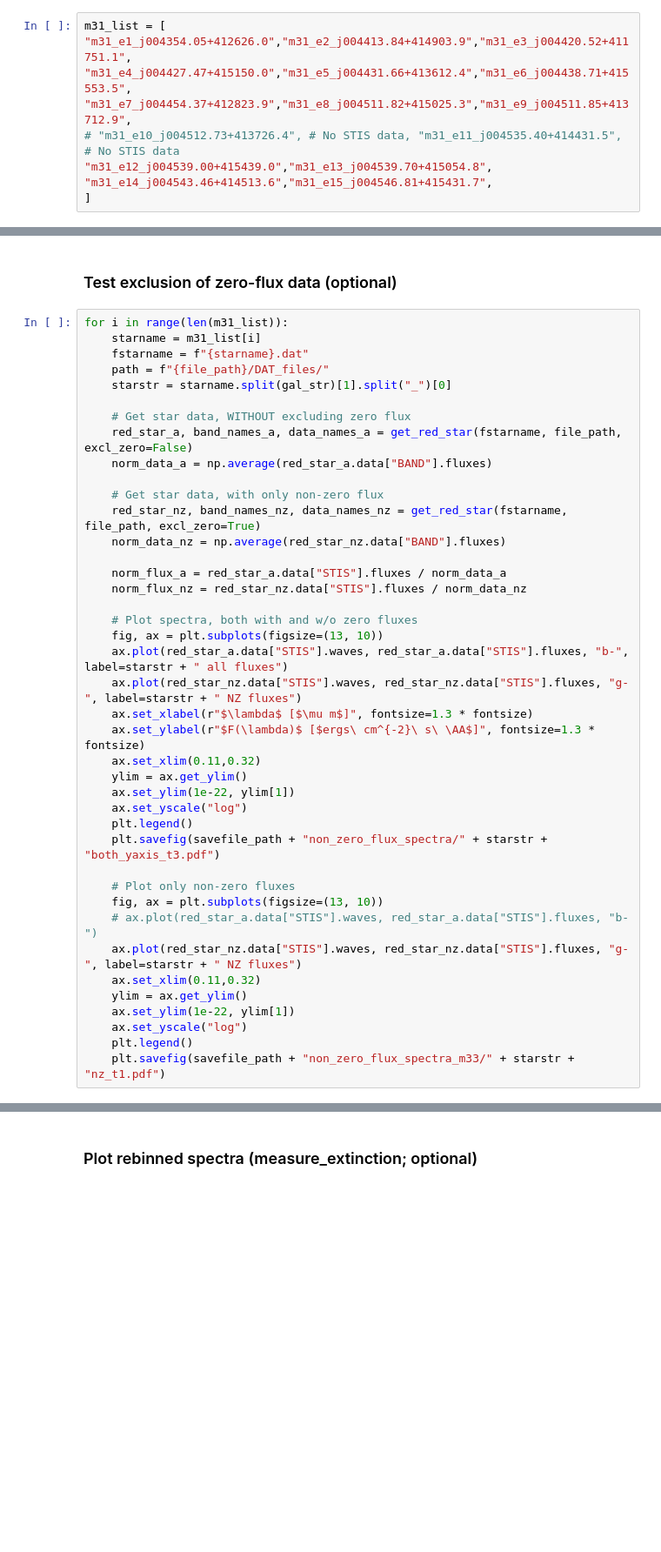
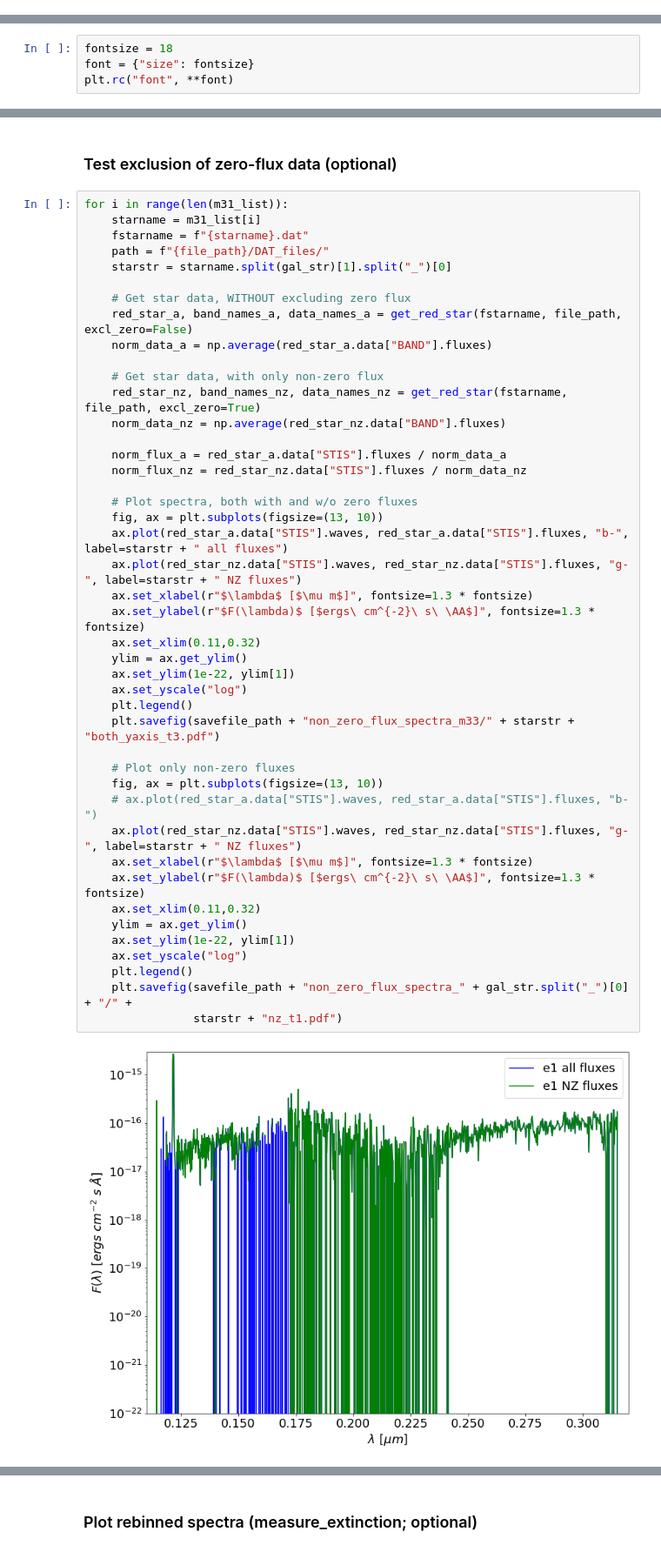
Before and after one commit to petiay/ext-science, a Jupyter notebook: m31_Extinction_with_Models.ipynb, the cells around one changed output, grey strips where cells are left out. Shown at 87% size. Drawn from its saved outputs; the diff is of its cells as text; blank space fills up the shorter version.

```diff
--- a/m31_Extinction_with_Models.ipynb
+++ b/m31_Extinction_with_Models.ipynb
@@ -98,9 +110,0 @@ m33_e1_j013334.26+303327 e1
-# %%
-m31_list = [
-"m31_e1_j004354.05+412626.0","m31_e2_j004413.84+414903.9","m31_e3_j004420.52+411751.1",
-"m31_e4_j004427.47+415150.0","m31_e5_j004431.66+413612.4","m31_e6_j004438.71+415553.5",
-"m31_e7_j004454.37+412823.9","m31_e8_j004511.82+415025.3","m31_e9_j004511.85+413712.9",
-# "m31_e10_j004512.73+413726.4", # No STIS data, "m31_e11_j004535.40+414431.5", # No STIS data
-"m31_e12_j004539.00+415439.0","m31_e13_j004539.70+415054.8",
-"m31_e14_j004543.46+414513.6","m31_e15_j004546.81+415431.7",
-]
@@ -161,3 +111,7 @@ m31_e2_j004413.84+414903.9 e2
+# %%
+fontsize = 18
+font = {"size": fontsize}
+plt.rc("font", **font)
 # %% [markdown]
 ### Read in models (choose rebinned or not)
 # %%
@@ -235,32 +190,36 @@ for i in range(len(m31_list)):
 
     # Get star data, with only non-zero flux
     red_star_nz, band_names_nz, data_names_nz = get_red_star(fstarname, file_path, excl_zero=True)
     norm_data_nz = np.average(red_star_nz.data["BAND"].fluxes)
 
     norm_flux_a = red_star_a.data["STIS"].fluxes / norm_data_a
     norm_flux_nz = red_star_nz.data["STIS"].fluxes / norm_data_nz
 
     # Plot spectra, both with and w/o zero fluxes
     fig, ax = plt.subplots(figsize=(13, 10))
     ax.plot(red_star_a.data["STIS"].waves, red_star_a.data["STIS"].fluxes, "b-", label=starstr + " all fluxes")
     ax.plot(red_star_nz.data["STIS"].waves, red_star_nz.data["STIS"].fluxes, "g-", label=starstr + " NZ fluxes")
     ax.set_xlabel(r"$\lambda$ [$\mu m$]", fontsize=1.3 * fontsize)
     ax.set_ylabel(r"$F(\lambda)$ [$ergs\ cm^{-2}\ s\ \AA$]", fontsize=1.3 * fontsize)
     ax.set_xlim(0.11,0.32)
     ylim = ax.get_ylim()
     ax.set_ylim(1e-22, ylim[1])
     ax.set_yscale("log")
     plt.legend()
-    plt.savefig(savefile_path + "non_zero_flux_spectra/" + starstr + "both_yaxis_t3.pdf")
+    plt.savefig(savefile_path + "non_zero_flux_spectra_m33/" + starstr + "both_yaxis_t3.pdf")
 
     # Plot only non-zero fluxes
     fig, ax = plt.subplots(figsize=(13, 10))
     # ax.plot(red_star_a.data["STIS"].waves, red_star_a.data["STIS"].fluxes, "b-")
     ax.plot(red_star_nz.data["STIS"].waves, red_star_nz.data["STIS"].fluxes, "g-", label=starstr + " NZ fluxes")
+    ax.set_xlabel(r"$\lambda$ [$\mu m$]", fontsize=1.3 * fontsize)
+    ax.set_ylabel(r"$F(\lambda)$ [$ergs\ cm^{-2}\ s\ \AA$]", fontsize=1.3 * fontsize)
     ax.set_xlim(0.11,0.32)
     ylim = ax.get_ylim()
     ax.set_ylim(1e-22, ylim[1])
     ax.set_yscale("log")
     plt.legend()
-    plt.savefig(savefile_path + "non_zero_flux_spectra_m33/" + starstr + "nz_t1.pdf")
+    plt.savefig(savefile_path + "non_zero_flux_spectra_" + gal_str.split("_")[0] + "/" +
+                starstr + "nz_t1.pdf")
 # %% [output]
+[figure, added]
```
Also changed, not shown: parts of 35 cells of this notebook, 1 other file.
